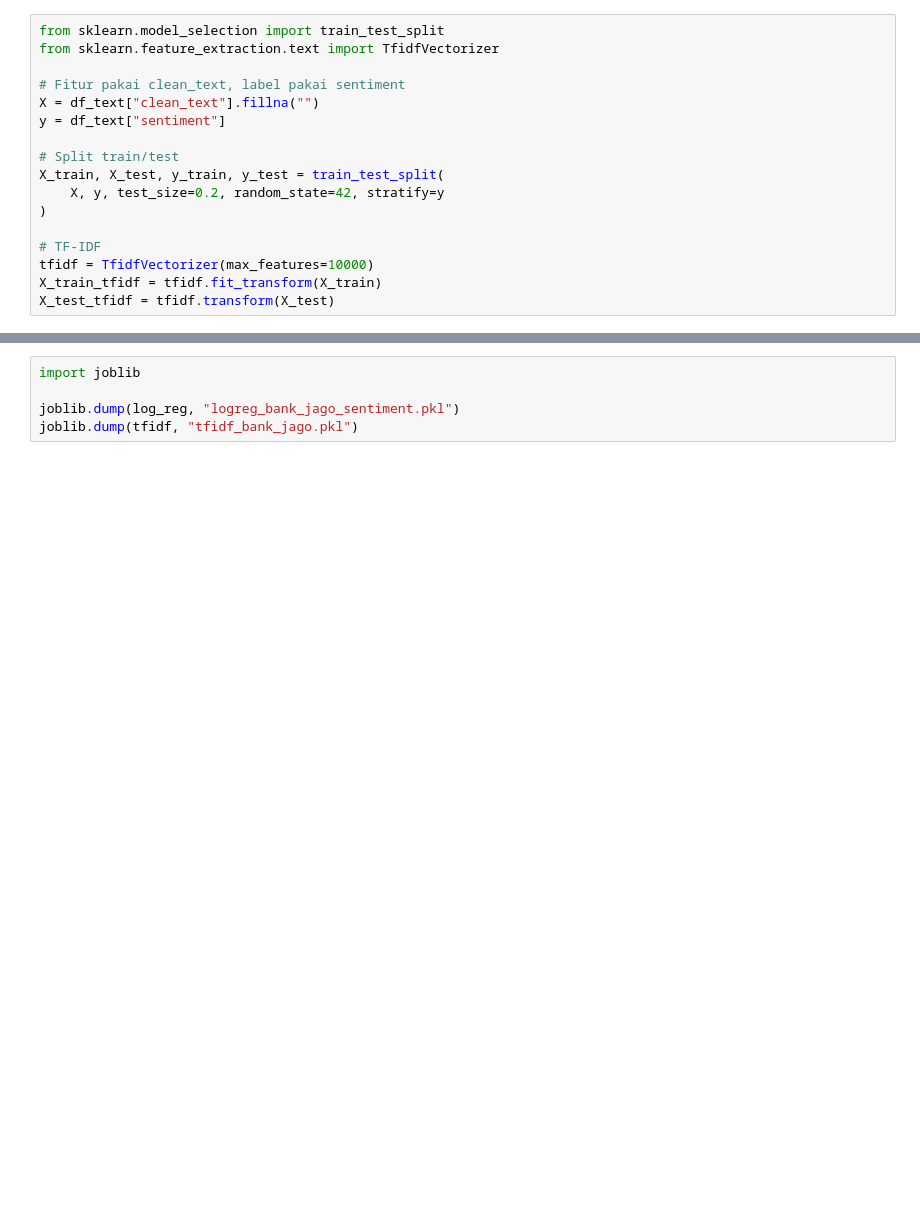
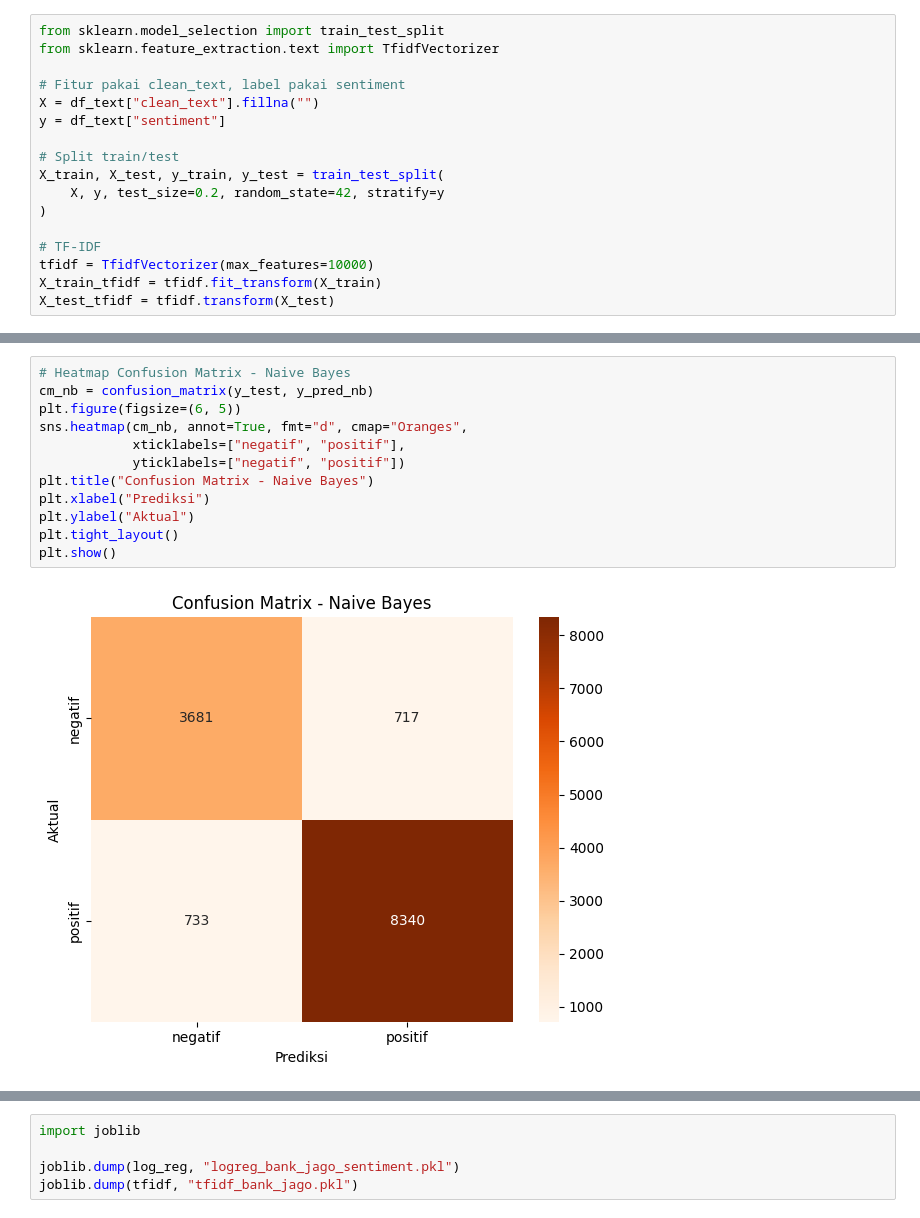
Before and after one commit to abyansyah052/NLP-1, a Jupyter notebook: jupyter/4-Sentiment_Analysis.ipynb, the cells around one changed output, grey strips where cells are left out. Cells and saved outputs as stored; diff of their text form; blank space fills up the shorter version.

```diff
--- a/jupyter/4-Sentiment_Analysis.ipynb
+++ b/jupyter/4-Sentiment_Analysis.ipynb
@@ -113,0 +136,14 @@ weighted avg       0.90      0.90      0.90     13471
+# %%
+# Heatmap Confusion Matrix - Naive Bayes
+cm_nb = confusion_matrix(y_test, y_pred_nb)
+plt.figure(figsize=(6, 5))
+sns.heatmap(cm_nb, annot=True, fmt="d", cmap="Oranges",
+            xticklabels=["negatif", "positif"],
+            yticklabels=["negatif", "positif"])
+plt.title("Confusion Matrix - Naive Bayes")
+plt.xlabel("Prediksi")
+plt.ylabel("Aktual")
+plt.tight_layout()
+plt.show()
+# %% [output]
+[figure, added]
```
Also changed, not shown: parts of 10 cells of this notebook, 11 other files.
